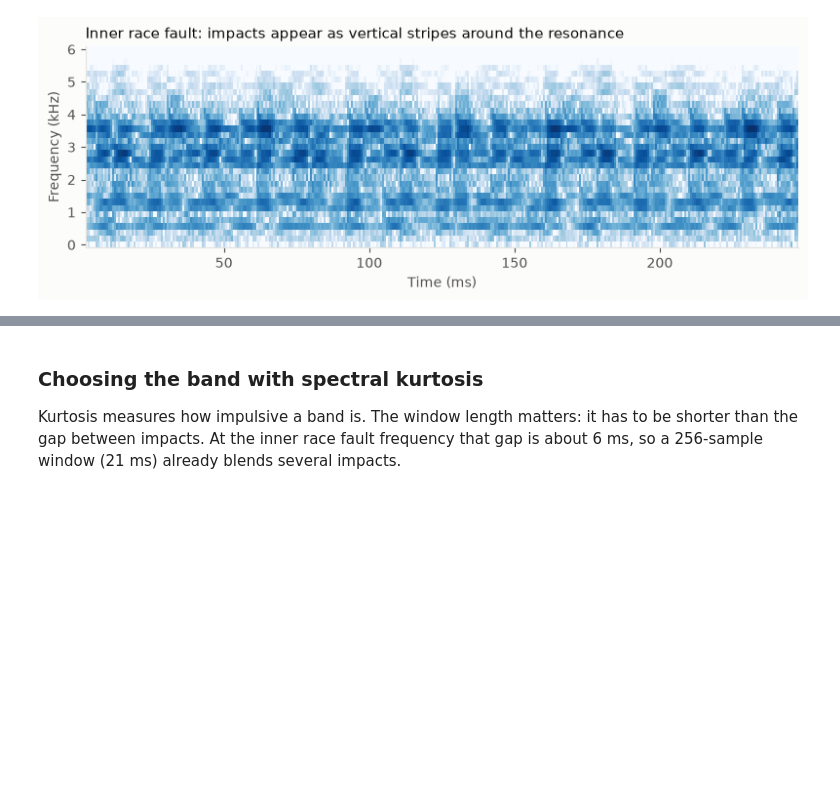
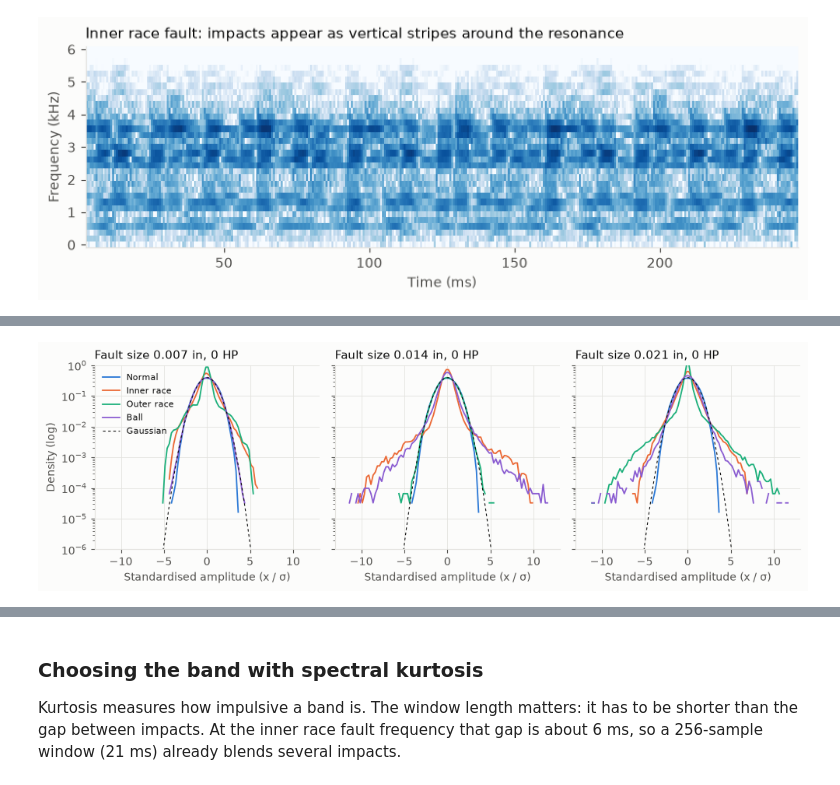
Before and after one commit to falconeee/CWRU-analysis, a Jupyter notebook: CWRU_bearing_signals.ipynb, the cells around one changed output, grey strips where cells are left out. Cells and saved outputs as stored; diff of their text form; code cells hidden in the pictures; blank space fills up the shorter version.

```diff
--- a/CWRU_bearing_signals.ipynb
+++ b/CWRU_bearing_signals.ipynb
@@ -159,0 +222,19 @@ plt.show()
+# %%
+bins = np.linspace(-12, 12, 97)
+centers = (bins[1:] + bins[:-1]) / 2
+gauss = np.exp(-centers**2 / 2) / np.sqrt(2 * np.pi)
+fig, axes = plt.subplots(1, 3, figsize=(10, 3.3), sharey=True)
+for a, d in zip(axes, SIZES):
+    for label in b.CLASSES:
+        x = RECORDINGS[file_of(label, d, 0)]
+        h, _ = np.histogram((x - x.mean()) / x.std(), bins=bins, density=True)
+        a.plot(centers, np.where(h > 0, h, np.nan), color=CLASS_COLORS[label], label=label, linewidth=1.3)
+    a.plot(centers, gauss, color=INK, linestyle=(0, (3, 3)), linewidth=0.8, label="Gaussian")
+    a.set_yscale("log"); a.set_ylim(1e-6, 1); a.set_title(f"Fault size {d} in, 0 HP")
+    a.set_xlabel("Standardised amplitude (x / σ)")
+axes[0].set_ylabel("Density (log)")
+axes[0].legend(frameon=False, fontsize=8, loc="upper left")
+fig.tight_layout()
+plt.show()
+# %% [output]
+[figure, added]
```
Also changed, not shown: parts of 20 cells of this notebook, 1 other file.
